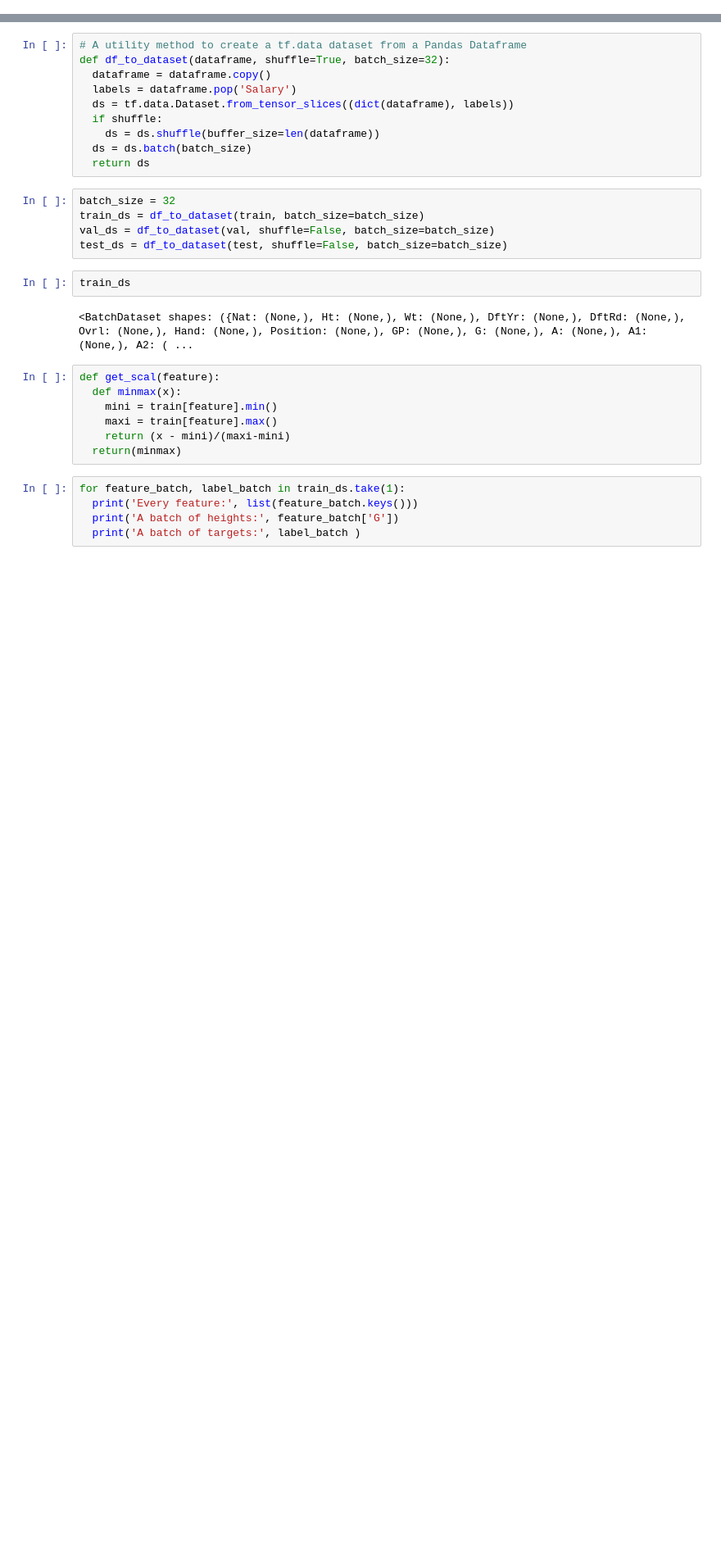
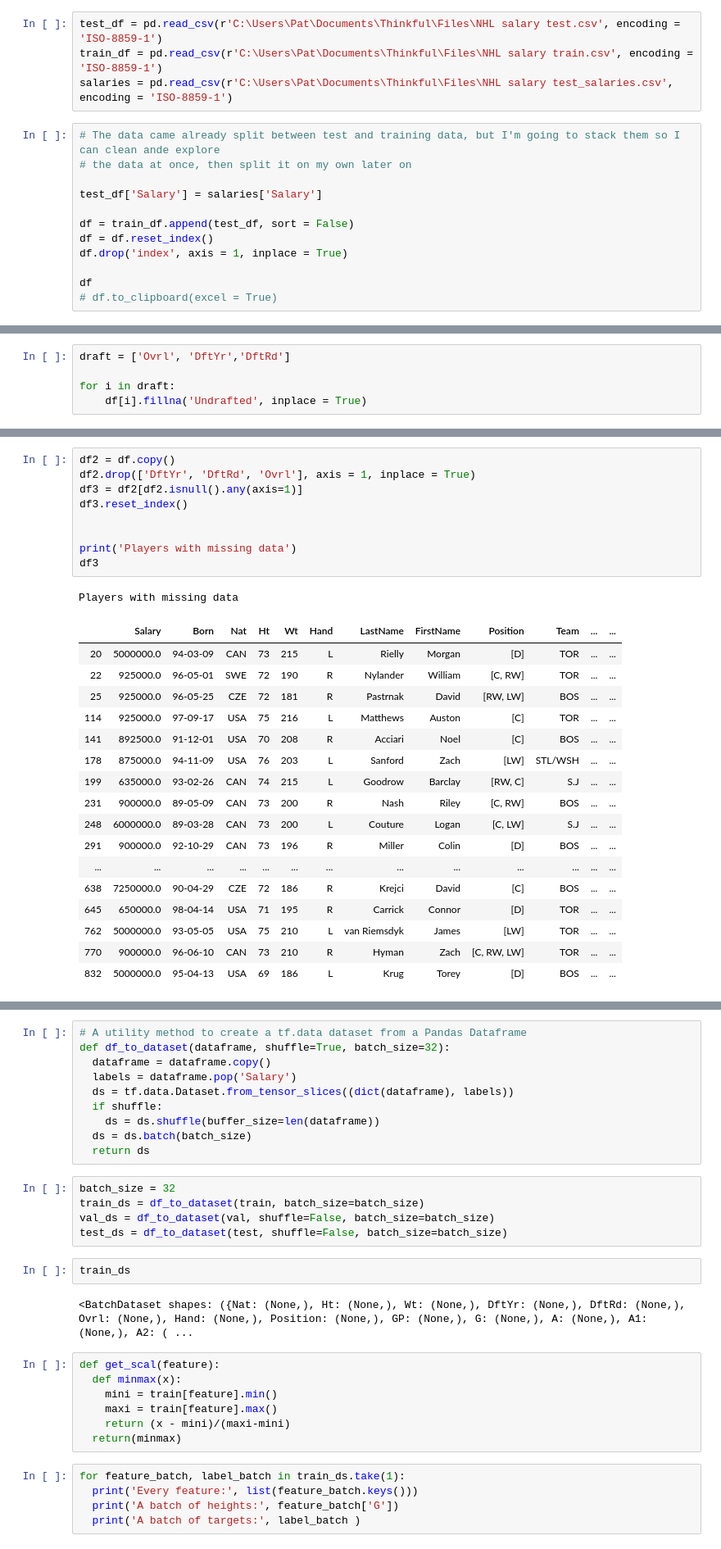
Before and after one commit to Pat-Hamilton/Thinkful, a Jupyter notebook: NHL Capstone.ipynb, the cells around one changed output, grey strips where cells are left out. Shown at 82% size. Saved outputs shown, nothing was run; the diff lists cells and outputs as text; blank space fills up the shorter version.

```diff
--- a/NHL Capstone.ipynb
+++ b/NHL Capstone.ipynb
@@ -150,0 +46,16 @@ print(len(test), 'test examples')
+# %%
+test_df = pd.read_csv(r'C:\Users\Pat\Documents\Thinkful\Files\NHL salary test.csv', encoding = 'ISO-8859-1')
+train_df = pd.read_csv(r'C:\Users\Pat\Documents\Thinkful\Files\NHL salary train.csv', encoding = 'ISO-8859-1')
+salaries = pd.read_csv(r'C:\Users\Pat\Documents\Thinkful\Files\NHL salary test_salaries.csv', encoding = 'ISO-8859-1')
+# %%
+# The data came already split between test and training data, but I'm going to stack them so I can clean ande explore
+# the data at once, then split it on my own later on
+
+test_df['Salary'] = salaries['Salary']
+
+df = train_df.append(test_df, sort = False)
+df = df.reset_index()
+df.drop('index', axis = 1, inplace = True)
+
+df
+# df.to_clipboard(excel = True)
@@ -150,0 +166,5 @@ print(len(test), 'test examples')
+# %%
+draft = ['Ovrl', 'DftYr','DftRd']
+
+for i in draft:
+    df[i].fillna('Undrafted', inplace = True)
@@ -150,0 +196,28 @@ print(len(test), 'test examples')
+# %%
+df2 = df.copy()
+df2.drop(['DftYr', 'DftRd', 'Ovrl'], axis = 1, inplace = True)
+df3 = df2[df2.isnull().any(axis=1)]
+df3.reset_index()
+
+
+print('Players with missing data')
+df3
+# %% [output]
+Players with missing data
+|  | Salary | Born | Nat | Ht | Wt | Hand | LastName | FirstName | Position | Team | ... | ... |
+| 20 | 5000000.0 | 94-03-09 | CAN | 73 | 215 | L | Rielly | Morgan | [D] | TOR | ... | ... |
+| 22 | 925000.0 | 96-05-01 | SWE | 72 | 190 | R | Nylander | William | [C, RW] | TOR | ... | ... |
+| 25 | 925000.0 | 96-05-25 | CZE | 72 | 181 | R | Pastrnak | David | [RW, LW] | BOS | ... | ... |
+| 114 | 925000.0 | 97-09-17 | USA | 75 | 216 | L | Matthews | Auston | [C] | TOR | ... | ... |
+| 141 | 892500.0 | 91-12-01 | USA | 70 | 208 | R | Acciari | Noel | [C] | BOS | ... | ... |
+| 178 | 875000.0 | 94-11-09 | USA | 76 | 203 | L | Sanford | Zach | [LW] | STL/WSH | ... | ... |
+| 199 | 635000.0 | 93-02-26 | CAN | 74 | 215 | L | Goodrow | Barclay | [RW, C] | S.J | ... | ... |
+| 231 | 900000.0 | 89-05-09 | CAN | 73 | 200 | R | Nash | Riley | [C, RW] | BOS | ... | ... |
+| 248 | 6000000.0 | 89-03-28 | CAN | 73 | 200 | L | Couture | Logan | [C, LW] | S.J | ... | ... |
+| 291 | 900000.0 | 92-10-29 | CAN | 73 | 196 | R | Miller | Colin | [D] | BOS | ... | ... |
+| ... | ... | ... | ... | ... | ... | ... | ... | ... | ... | ... | ... | ... |
+| 638 | 7250000.0 | 90-04-29 | CZE | 72 | 186 | R | Krejci | David | [C] | BOS | ... | ... |
+| 645 | 650000.0 | 98-04-14 | USA | 71 | 195 | R | Carrick | Connor | [D] | TOR | ... | ... |
+| 762 | 5000000.0 | 93-05-05 | USA | 75 | 210 | L | van Riemsdyk | James | [LW] | TOR | ... | ... |
+| 770 | 900000.0 | 96-06-10 | CAN | 73 | 210 | R | Hyman | Zach | [C, RW, LW] | TOR | ... | ... |
+| 832 | 5000000.0 | 95-04-13 | USA | 69 | 186 | L | Krug | Torey | [D] | BOS | ... | ... |
```
Also changed, not shown: parts of 71 cells of this notebook.
